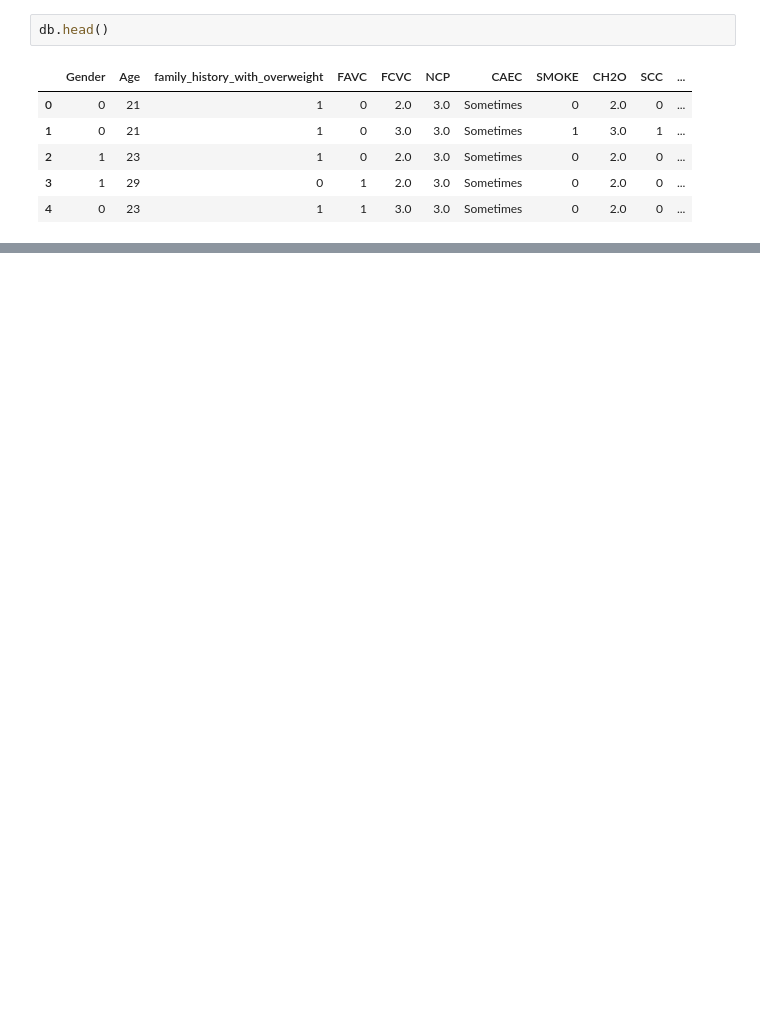
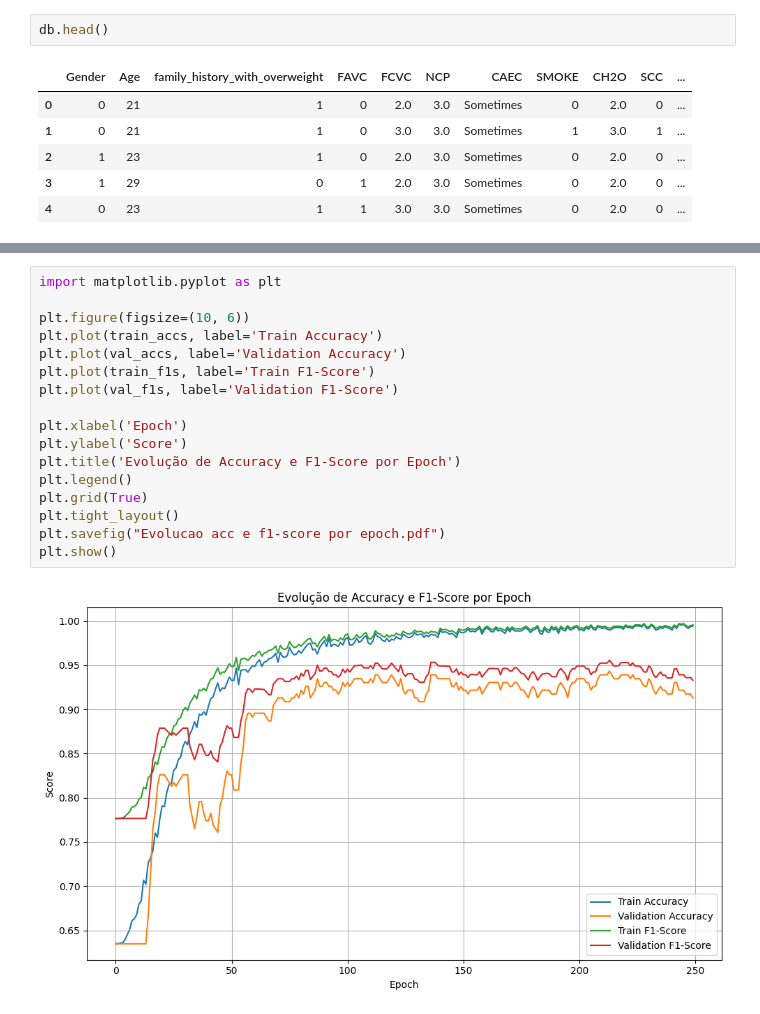
Before and after one commit to raphaelp-silva/GNN_Predictive_Model_Obesity, a Jupyter notebook: Model_GNN_Obesity.ipynb, the cells around one changed output, grey strips where cells are left out. Cells and saved outputs as stored; diff of their text form; blank space fills up the shorter version.

```diff
--- a/Model_GNN_Obesity.ipynb
+++ b/Model_GNN_Obesity.ipynb
@@ -848,0 +892,19 @@ db.head()
+# %%
+import matplotlib.pyplot as plt
+
+plt.figure(figsize=(10, 6))
+plt.plot(train_accs, label='Train Accuracy')
+plt.plot(val_accs, label='Validation Accuracy')
+plt.plot(train_f1s, label='Train F1-Score')
+plt.plot(val_f1s, label='Validation F1-Score')
+
+plt.xlabel('Epoch')
+plt.ylabel('Score')
+plt.title('Evolução de Accuracy e F1-Score por Epoch')
+plt.legend()
+plt.grid(True)
+plt.tight_layout()
+plt.savefig("Evolucao acc e f1-score por epoch.pdf")
+plt.show()
+# %% [output]
+[figure, added]
```
Also changed, not shown: parts of 21 cells of this notebook.
